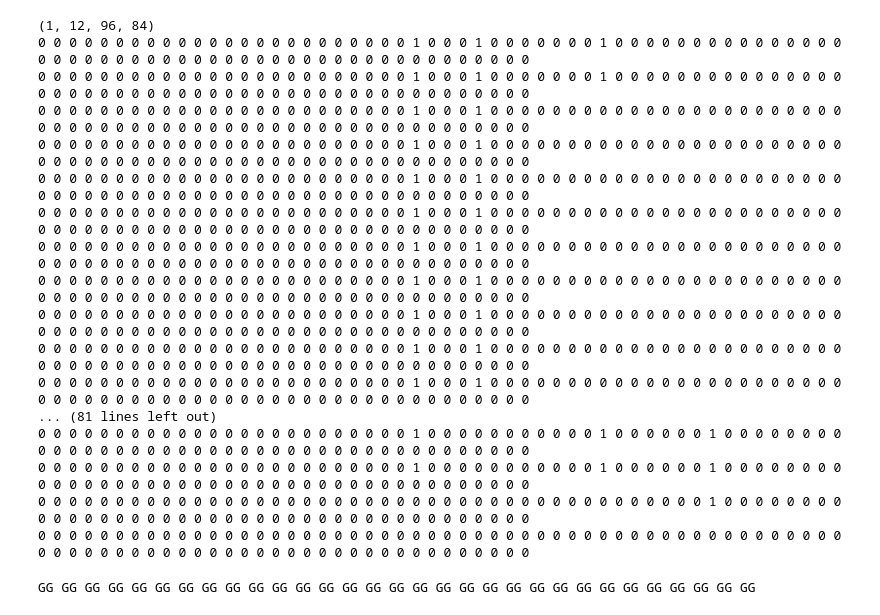
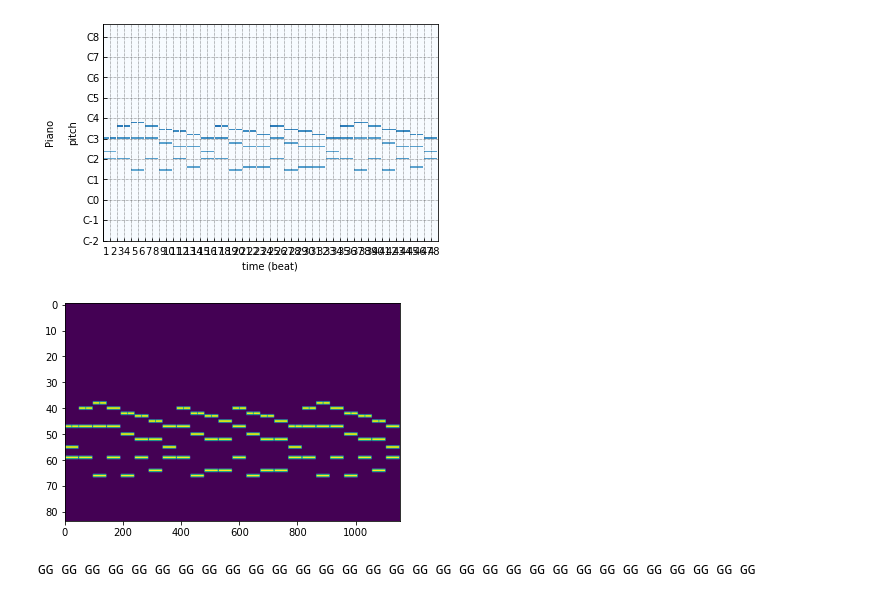
Before and after one commit to tpmmthomas/piano-reduction-with-midibert, a Jupyter notebook: preprocessing/Untitled.ipynb, the cells around one changed output. Cells and saved outputs as stored; diff of their text form; code cells hidden in the pictures.

```diff
--- a/preprocessing/Untitled.ipynb
+++ b/preprocessing/Untitled.ipynb
@@ -239,27 +242,20 @@ adding a duplicate: Note(start=0, end=244, pitch=60, velocity=77)
 # %%
-print(np.array(a).shape)
-for x in a[0][0]:
-    for y in x:
-        print(y,end=' ')
-    print('')
+a = np.array(a)
+a = a.reshape(1,a.shape[1]*a.shape[2],84)
-# %% [output]
-(1, 12, 96, 84)
-0 0 0 0 0 0 0 0 0 0 0 0 0 0 0 0 0 0 0 0 0 0 0 0 1 0 0 0 1 0 0 0 0 0 0 0 1 0 0 0 0 0 0 0 0 0 0 0 0 0 0 0 0 0 0 0 0 0 0 0 0 0 0 0 0 0 0 0 0 0 0 0 0 0 0 0 0 0 0 0 0 0 0 0
-0 0 0 0 0 0 0 0 0 0 0 0 0 0 0 0 0 0 0 0 0 0 0 0 1 0 0 0 1 0 0 0 0 0 0 0 1 0 0 0 0 0 0 0 0 0 0 0 0 0 0 0 0 0 0 0 0 0 0 0 0 0 0 0 0 0 0 0 0 0 0 0 0 0 0 0 0 0 0 0 0 0 0 0
-0 0 0 0 0 0 0 0 0 0 0 0 0 0 0 0 0 0 0 0 0 0 0 0 1 0 0 0 1 0 0 0 0 0 0 0 0 0 0 0 0 0 0 0 0 0 0 0 0 0 0 0 0 0 0 0 0 0 0 0 0 0 0 0 0 0 0 0 0 0 0 0 0 0 0 0 0 0 0 0 0 0 0 0
-0 0 0 0 0 0 0 0 0 0 0 0 0 0 0 0 0 0 0 0 0 0 0 0 1 0 0 0 1 0 0 0 0 0 0 0 0 0 0 0 0 0 0 0 0 0 0 0 0 0 0 0 0 0 0 0 0 0 0 0 0 0 0 0 0 0 0 0 0 0 0 0 0 0 0 0 0 0 0 0 0 0 0 0
-0 0 0 0 0 0 0 0 0 0 0 0 0 0 0 0 0 0 0 0 0 0 0 0 1 0 0 0 1 0 0 0 0 0 0 0 0 0 0 0 0 0 0 0 0 0 0 0 0 0 0 0 0 0 0 0 0 0 0 0 0 0 0 0 0 0 0 0 0 0 0 0 0 0 0 0 0 0 0 0 0 0 0 0
-0 0 0 0 0 0 0 0 0 0 0 0 0 0 0 0 0 0 0 0 0 0 0 0 1 0 0 0 1 0 0 0 0 0 0 0 0 0 0 0 0 0 0 0 0 0 0 0 0 0 0 0 0 0 0 0 0 0 0 0 0 0 0 0 0 0 0 0 0 0 0 0 0 0 0 0 0 0 0 0 0 0 0 0
-0 0 0 0 0 0 0 0 0 0 0 0 0 0 0 0 0 0 0 0 0 0 0 0 1 0 0 0 1 0 0 0 0 0 0 0 0 0 0 0 0 0 0 0 0 0 0 0 0 0 0 0 0 0 0 0 0 0 0 0 0 0 0 0 0 0 0 0 0 0 0 0 0 0 0 0 0 0 0 0 0 0 0 0
-0 0 0 0 0 0 0 0 0 0 0 0 0 0 0 0 0 0 0 0 0 0 0 0 1 0 0 0 1 0 0 0 0 0 0 0 0 0 0 0 0 0 0 0 0 0 0 0 0 0 0 0 0 0 0 0 0 0 0 0 0 0 0 0 0 0 0 0 0 0 0 0 0 0 0 0 0 0 0 0 0 0 0 0
-0 0 0 0 0 0 0 0 0 0 0 0 0 0 0 0 0 0 0 0 0 0 0 0 1 0 0 0 1 0 0 0 0 0 0 0 0 0 0 0 0 0 0 0 0 0 0 0 0 0 0 0 0 0 0 0 0 0 0 0 0 0 0 0 0 0 0 0 0 0 0 0 0 0 0 0 0 0 0 0 0 0 0 0
-0 0 0 0 0 0 0 0 0 0 0 0 0 0 0 0 0 0 0 0 0 0 0 0 1 0 0 0 1 0 0 0 0 0 0 0 0 0 0 0 0 0 0 0 0 0 0 0 0 0 0 0 0 0 0 0 0 0 0 0 0 0 0 0 0 0 0 0 0 0 0 0 0 0 0 0 0 0 0 0 0 0 0 0
-0 0 0 0 0 0 0 0 0 0 0 0 0 0 0 0 0 0 0 0 0 0 0 0 1 0 0 0 1 0 0 0 0 0 0 0 0 0 0 0 0 0 0 0 0 0 0 0 0 0 0 0 0 0 0 0 0 0 0 0 0 0 0 0 0 0 0 0 0 0 0 0 0 0 0 0 0 0 0 0 0 0 0 0
-... (81 lines left out)
-0 0 0 0 0 0 0 0 0 0 0 0 0 0 0 0 0 0 0 0 0 0 0 0 1 0 0 0 0 0 0 0 0 0 0 0 1 0 0 0 0 0 0 1 0 0 0 0 0 0 0 0 0 0 0 0 0 0 0 0 0 0 0 0 0 0 0 0 0 0 0 0 0 0 0 0 0 0 0 0 0 0 0 0
-0 0 0 0 0 0 0 0 0 0 0 0 0 0 0 0 0 0 0 0 0 0 0 0 1 0 0 0 0 0 0 0 0 0 0 0 1 0 0 0 0 0 0 1 0 0 0 0 0 0 0 0 0 0 0 0 0 0 0 0 0 0 0 0 0 0 0 0 0 0 0 0 0 0 0 0 0 0 0 0 0 0 0 0
-0 0 0 0 0 0 0 0 0 0 0 0 0 0 0 0 0 0 0 0 0 0 0 0 0 0 0 0 0 0 0 0 0 0 0 0 0 0 0 0 0 0 0 1 0 0 0 0 0 0 0 0 0 0 0 0 0 0 0 0 0 0 0 0 0 0 0 0 0 0 0 0 0 0 0 0 0 0 0 0 0 0 0 0
-0 0 0 0 0 0 0 0 0 0 0 0 0 0 0 0 0 0 0 0 0 0 0 0 0 0 0 0 0 0 0 0 0 0 0 0 0 0 0 0 0 0 0 0 0 0 0 0 0 0 0 0 0 0 0 0 0 0 0 0 0 0 0 0 0 0 0 0 0 0 0 0 0 0 0 0 0 0 0 0 0 0 0 0
+# %%
+import pypianoroll
+import matplotlib.pyplot as plt
+track = pypianoroll.read('twinkle-twinkle-little-star.mid')
+axs = track.plot()
+plt.show()
+# %% [output]
+[figure, added]
+# %%
+a = np.flip(a,2)
+plt.imshow(a.T,aspect='auto')
+plt.show()
+# %% [output]
+[figure, added]
 # %%
 def all_midi_file(root_path):
     root_path = os.walk(root_path)
```
Also changed, not shown: parts of 2 cells of this notebook.
